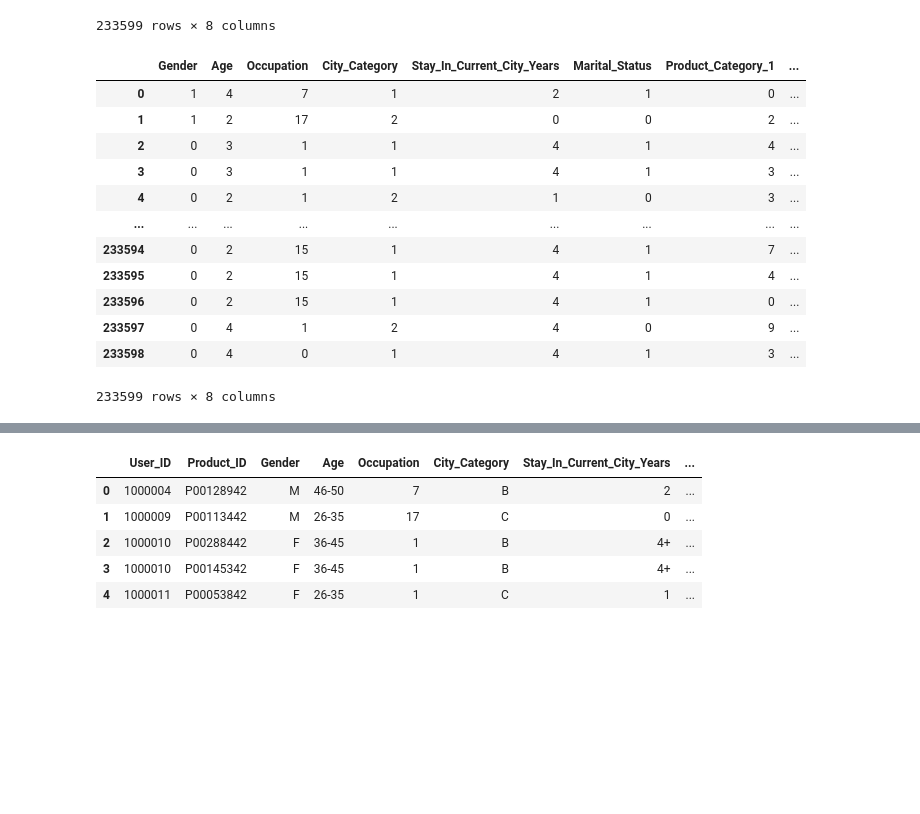
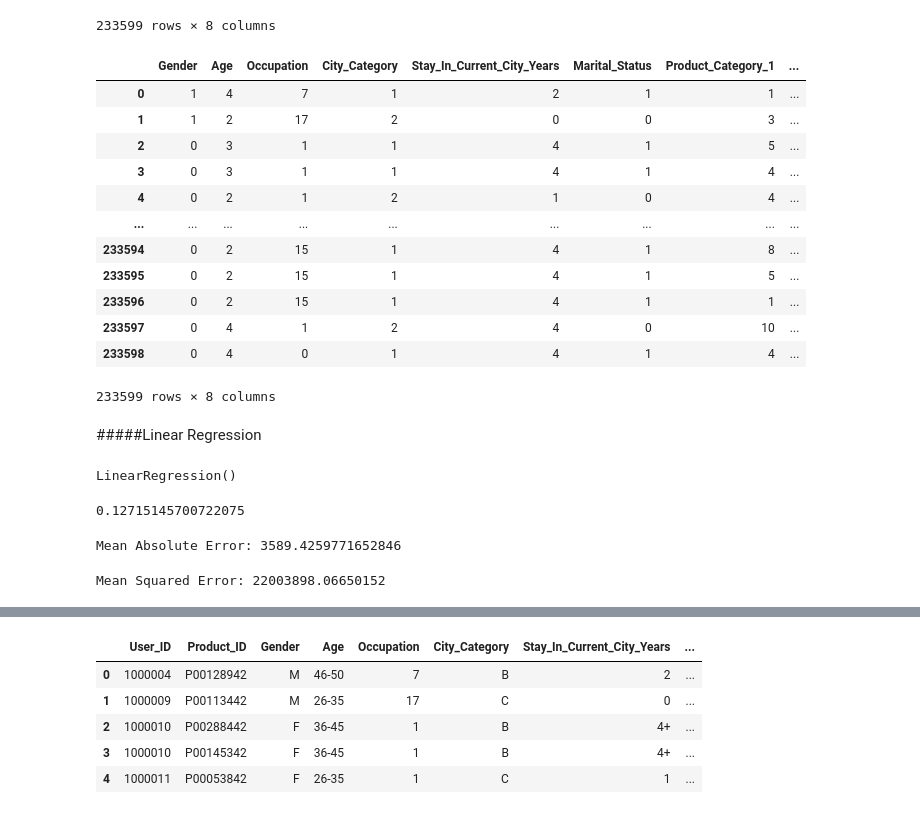
Before and after one commit to kanishkagargg/Black-Friday-Sales-Prediction-Analytics-Vidhya, a Jupyter notebook: Black_Friday.ipynb, the cells around one changed output, grey strips where cells are left out. Saved outputs shown, nothing was run; the diff lists cells and outputs as text; code cells hidden in the pictures; blank space fills up the shorter version.

```diff
--- a/Black_Friday.ipynb
+++ b/Black_Friday.ipynb
@@ -159,7 +160,7 @@ No of unique values in Product_Category_2 is [nan  6. 14.  2.  8. 15. 16. 11.  5
 No of unique values in Product_Category_3 is [nan 14. 17.  5.  4. 16. 15.  8.  9. 13.  6. 12.  3. 18. 11. 10.] .
 No of unique values in Purchase is [ 8370 15200  1422 ...   135   123   613] .
 # %%
-Black_fri['Product_Category_2'].fillna(Black_fri['Product_Category_2'].median(), inplace=True)
+Black_fri['Product_Category_2'].fillna(Black_fri['Product_Category_2'].mean(), inplace=True)
 # %%
 cat_columns = ['Gender','Age','Occupation','City_Category','Stay_In_Current_City_Years', 'Marital_Status', 'Product_Category_1', 'Product_Category_2']
 # %%
@@ -314,6 +317,8 @@ Black_frile['Gender'] = le.fit_transform(Black_frile['Gender'])
 Black_frile['Age'] = le.fit_transform(Black_frile['Age'])
 
 Black_frile['City_Category'] = le.fit_transform(Black_frile['City_Category'])
+
+Black_frile['Marital_Status'] = le.fit_transform(Black_frile['Marital_Status'])
 
 Black_frile['Stay_In_Current_City_Years'] = le.fit_transform(Black_frile['Stay_In_Current_City_Years'])
 
@@ -455,7 +422,7 @@ test
 # %%
 test_le = test.copy()
 # %%
-test_le['Product_Category_2'].fillna(test_le['Product_Category_2'].median(), inplace=True)
+test_le['Product_Category_2'].fillna(test_le['Product_Category_2'].mean(), inplace=True)
 # %%
 test_le.drop(['User_ID', 'Product_ID', 'Product_Category_3'], axis='columns',inplace=True )
 test_le
@@ -476,28 +443,50 @@ test_le
 # %%
 test_le['Gender'] = le.fit_transform(test['Gender'])
 
 test_le['Age'] = le.fit_transform(test['Age'])
 
 test_le['City_Category'] = le.fit_transform(test['City_Category'])
 
+test_le['Marital_Status'] = le.fit_transform(test_le['Marital_Status'])
+
 test_le['Stay_In_Current_City_Years'] = le.fit_transform(test['Stay_In_Current_City_Years'])
-
-test_le['Product_Category_1'] = le.fit_transform(test['Product_Category_1'])
 
 test_le['Product_Category_2'] = le.fit_transform(test['Product_Category_2'])
 
 test_le
 # %% [output]
 |  | Gender | Age | Occupation | City_Category | Stay_In_Current_City_Years | Marital_Status | Product_Category_1 | ... |
-| 0 | 1 | 4 | 7 | 1 | 2 | 1 | 0 | ... |
-| 1 | 1 | 2 | 17 | 2 | 0 | 0 | 2 | ... |
-| 2 | 0 | 3 | 1 | 1 | 4 | 1 | 4 | ... |
-| 3 | 0 | 3 | 1 | 1 | 4 | 1 | 3 | ... |
-| 4 | 0 | 2 | 1 | 2 | 1 | 0 | 3 | ... |
+| 0 | 1 | 4 | 7 | 1 | 2 | 1 | 1 | ... |
+| 1 | 1 | 2 | 17 | 2 | 0 | 0 | 3 | ... |
+| 2 | 0 | 3 | 1 | 1 | 4 | 1 | 5 | ... |
+| 3 | 0 | 3 | 1 | 1 | 4 | 1 | 4 | ... |
+| 4 | 0 | 2 | 1 | 2 | 1 | 0 | 4 | ... |
 | ... | ... | ... | ... | ... | ... | ... | ... | ... |
-| 233594 | 0 | 2 | 15 | 1 | 4 | 1 | 7 | ... |
-| 233595 | 0 | 2 | 15 | 1 | 4 | 1 | 4 | ... |
-| 233596 | 0 | 2 | 15 | 1 | 4 | 1 | 0 | ... |
-| 233597 | 0 | 4 | 1 | 2 | 4 | 0 | 9 | ... |
-| 233598 | 0 | 4 | 0 | 1 | 4 | 1 | 3 | ... |
+| 233594 | 0 | 2 | 15 | 1 | 4 | 1 | 8 | ... |
+| 233595 | 0 | 2 | 15 | 1 | 4 | 1 | 5 | ... |
+| 233596 | 0 | 2 | 15 | 1 | 4 | 1 | 1 | ... |
+| 233597 | 0 | 4 | 1 | 2 | 4 | 0 | 10 | ... |
+| 233598 | 0 | 4 | 0 | 1 | 4 | 1 | 4 | ... |
 233599 rows × 8 columns
+# %% [markdown]
+#####Linear Regression
+# %%
+model = LinearRegression()
+model.fit(X_train, y_train)
+# %% [output]
+LinearRegression()
+# %%
+y_test_pred = model.predict(X_test)
+model.score(X_test,y_test)
+# %% [output]
+0.12715145700722075
+# %%
+mae = mean_absolute_error(y_test,y_test_pred)
+print("Mean Absolute Error:", mae)
+# %% [output]
+Mean Absolute Error: 3589.4259771652846
+# %%
+mse = mean_squared_error(y_test, y_test_pred)
+print("Mean Squared Error:", mse)
+# %% [output]
+Mean Squared Error: 22003898.06650152
```
Also changed, not shown: parts of 62 cells of this notebook.
